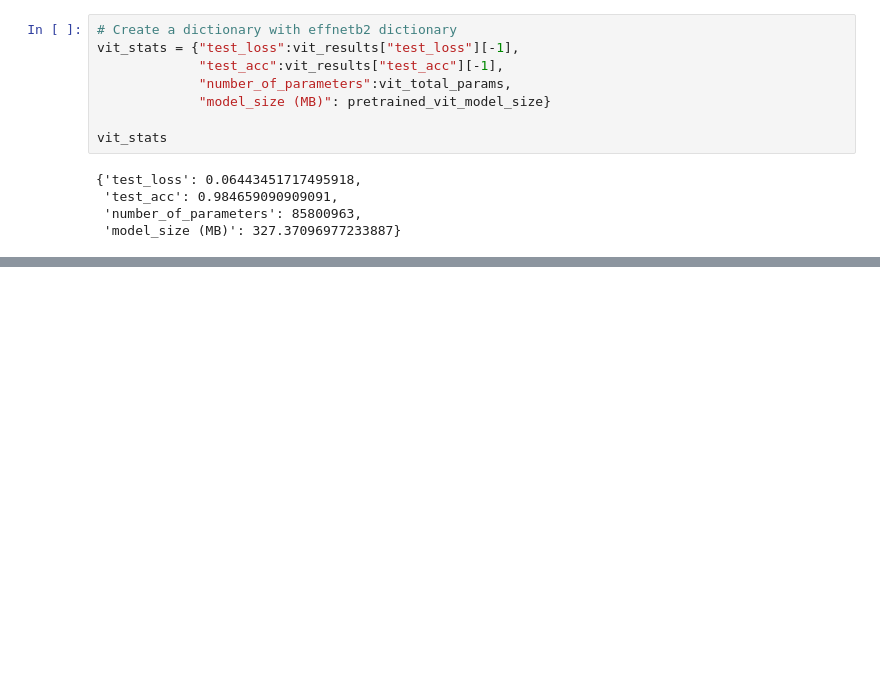
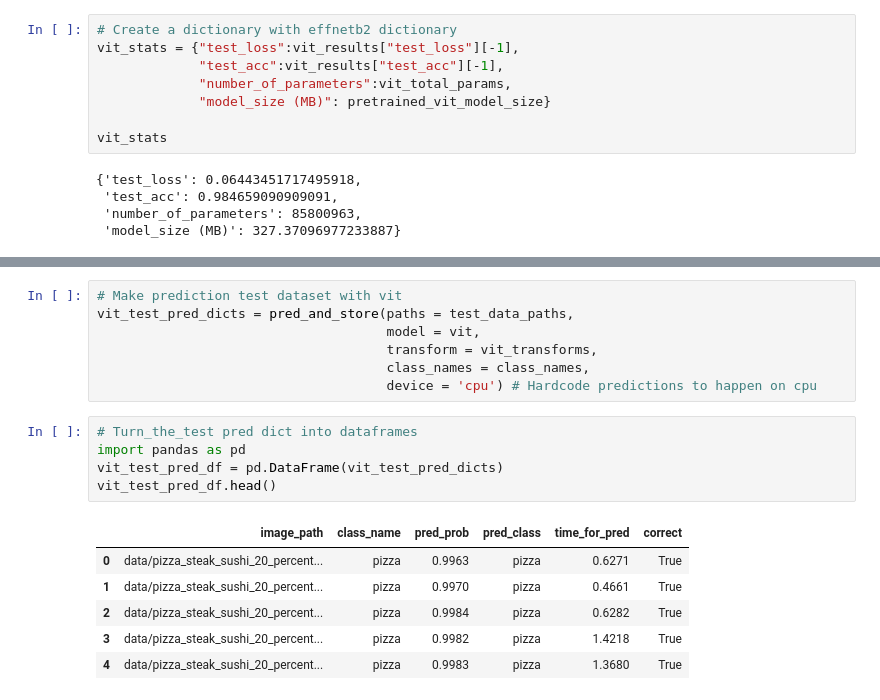
Before and after one commit to krutika-shimpi/MyRepository, a Jupyter notebook: DeepLearning/09_ZTM_PyTorch_ModelDeployment.ipynb, the cells around one changed output, grey strips where cells are left out. Saved outputs shown, nothing was run; the diff lists cells and outputs as text; blank space fills up the shorter version.

```diff
--- a/DeepLearning/09_ZTM_PyTorch_ModelDeployment.ipynb
+++ b/DeepLearning/09_ZTM_PyTorch_ModelDeployment.ipynb
@@ -511,0 +660,19 @@ effnetb2_stats
+# %%
+# Make prediction test dataset with vit
+vit_test_pred_dicts = pred_and_store(paths = test_data_paths,
+                                     model = vit,
+                                     transform = vit_transforms,
+                                     class_names = class_names,
+                                     device = 'cpu') # Hardcode predictions to happen on cpu
+# %%
+# Turn_the_test pred dict into dataframes
+import pandas as pd
+vit_test_pred_df = pd.DataFrame(vit_test_pred_dicts)
+vit_test_pred_df.head()
+# %% [output]
+|  | image_path | class_name | pred_prob | pred_class | time_for_pred | correct |
+| 0 | data/pizza_steak_sushi_20_percent... | pizza | 0.9963 | pizza | 0.6271 | True |
+| 1 | data/pizza_steak_sushi_20_percent... | pizza | 0.9970 | pizza | 0.4661 | True |
+| 2 | data/pizza_steak_sushi_20_percent... | pizza | 0.9984 | pizza | 0.6282 | True |
+| 3 | data/pizza_steak_sushi_20_percent... | pizza | 0.9982 | pizza | 1.4218 | True |
+| 4 | data/pizza_steak_sushi_20_percent... | pizza | 0.9983 | pizza | 1.3680 | True |
```
Also changed, not shown: parts of 67 cells of this notebook.
